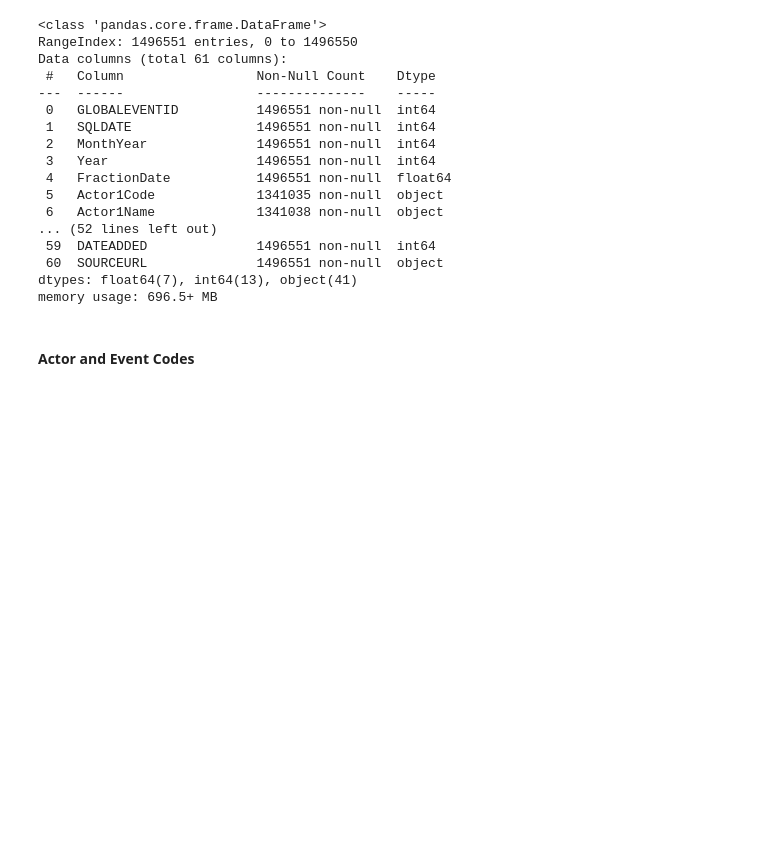
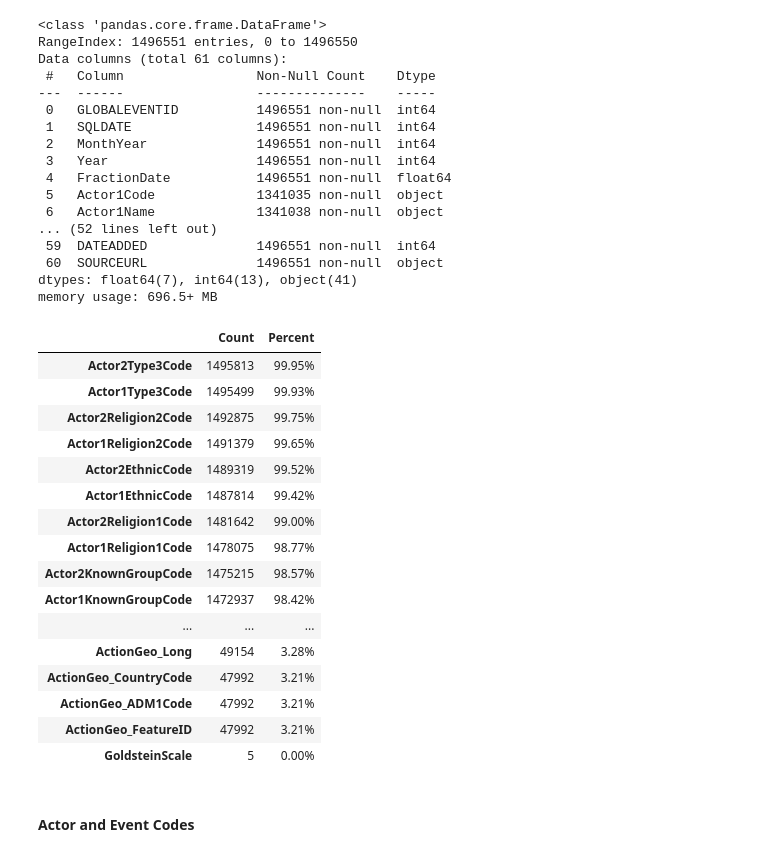
Before and after one commit to sasha-kap/Events-Analytics, a Jupyter notebook: GDELT_EDA.ipynb, the cells around one changed output. Cells and saved outputs as stored; diff of their text form; code cells hidden in the pictures; blank space fills up the shorter version.

```diff
--- a/GDELT_EDA.ipynb
+++ b/GDELT_EDA.ipynb
@@ -167,6 +167,29 @@ Data columns (total 61 columns):
  60  SOURCEURL              1496551 non-null  object
 dtypes: float64(7), int64(13), object(41)
 memory usage: 696.5+ MB
+# %%
+#CHECK FOR PRESENCE OF MISSING VALUES
+miss_vls = pd.DataFrame(df.isnull().sum(axis=0).sort_values(ascending=False), columns=['Count'])
+miss_vls['Percent'] = miss_vls['Count'].apply(lambda x: '{:.2f}%'.format((float(x) / df.shape[0]) * 100))
+miss_vls[miss_vls.Count > 0]
+# %% [output]
+|  | Count | Percent |
+| Actor2Type3Code | 1495813 | 99.95% |
+| Actor1Type3Code | 1495499 | 99.93% |
+| Actor2Religion2Code | 1492875 | 99.75% |
+| Actor1Religion2Code | 1491379 | 99.65% |
+| Actor2EthnicCode | 1489319 | 99.52% |
+| Actor1EthnicCode | 1487814 | 99.42% |
+| Actor2Religion1Code | 1481642 | 99.00% |
+| Actor1Religion1Code | 1478075 | 98.77% |
+| Actor2KnownGroupCode | 1475215 | 98.57% |
+| Actor1KnownGroupCode | 1472937 | 98.42% |
+| ... | ... | ... |
+| ActionGeo_Long | 49154 | 3.28% |
+| ActionGeo_CountryCode | 47992 | 3.21% |
+| ActionGeo_ADM1Code | 47992 | 3.21% |
+| ActionGeo_FeatureID | 47992 | 3.21% |
+| GoldsteinScale | 5 | 0.00% |
 # %% [markdown]
 #### Actor and Event Codes
 # %% [markdown]
```
Also changed, not shown: parts of 2 cells of this notebook.
